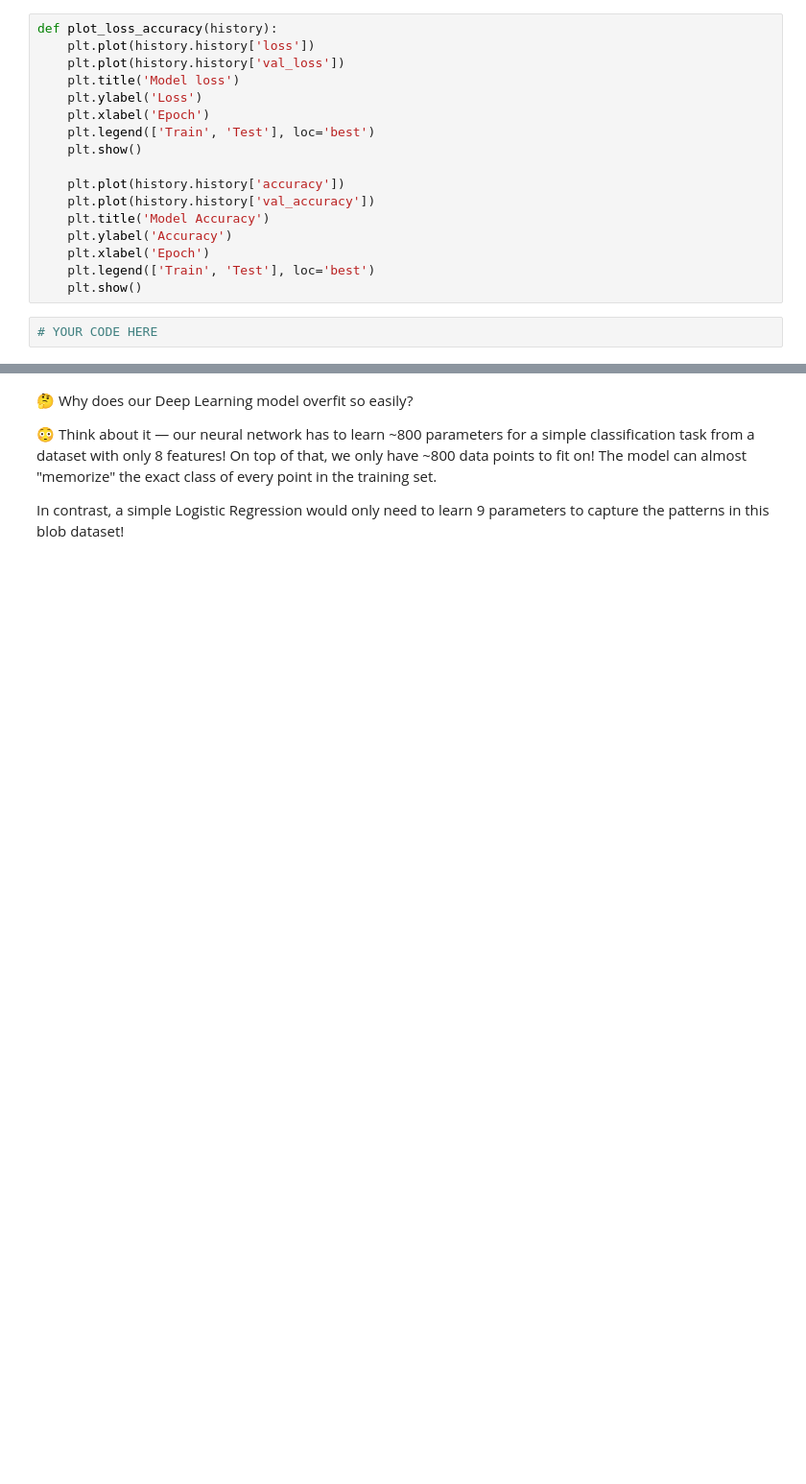
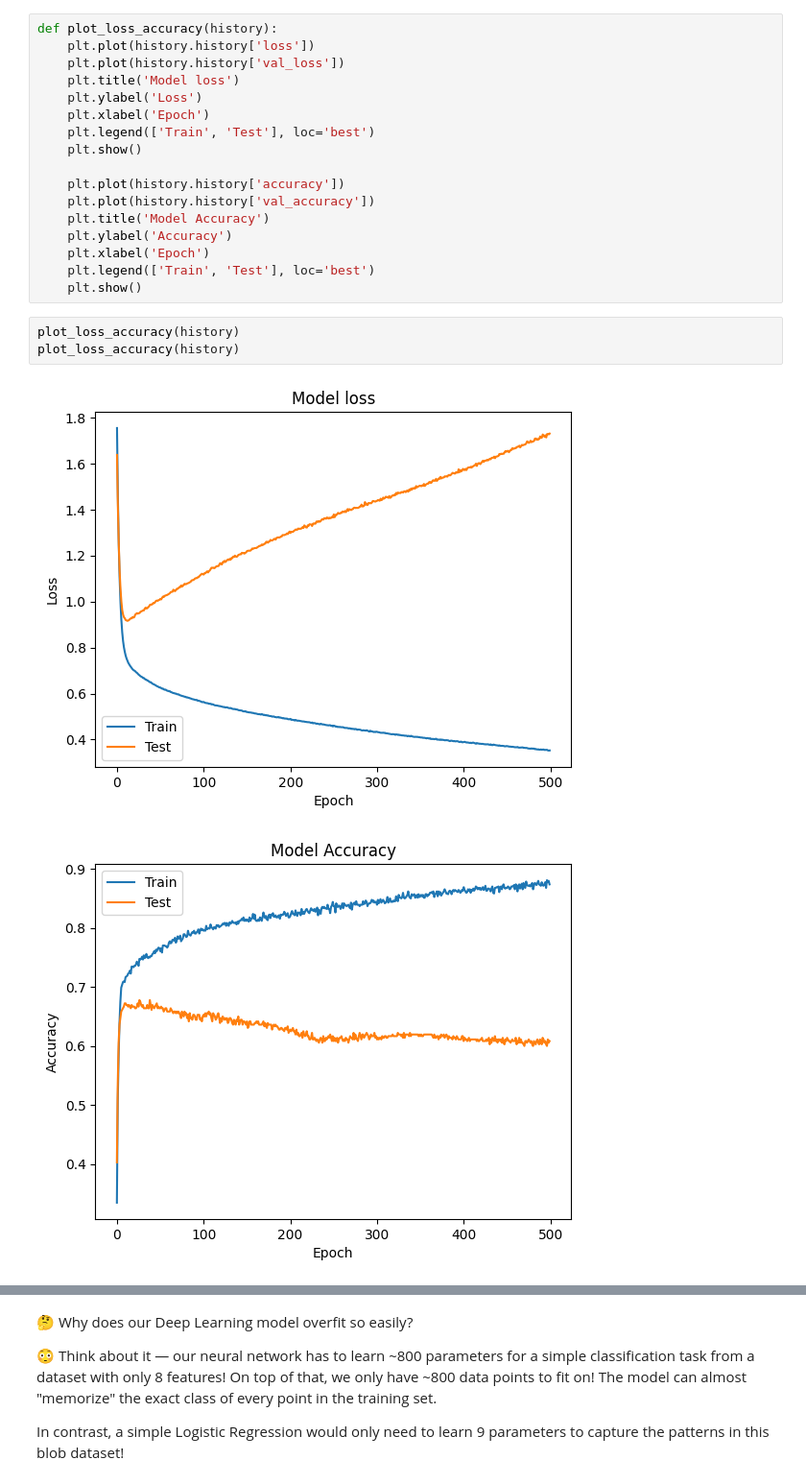
Before and after one commit to itsyeren/data-multiclass-classification, a Jupyter notebook: multiclass_classification.ipynb, the cells around one changed output, grey strips where cells are left out. Shown at 96% size. Saved outputs shown, nothing was run; the diff lists cells and outputs as text; blank space fills up the shorter version.

```diff
--- a/multiclass_classification.ipynb
+++ b/multiclass_classification.ipynb
@@ -359,5 +402,9 @@ def plot_loss_accuracy(history):
     plt.xlabel('Epoch')
     plt.legend(['Train', 'Test'], loc='best')
     plt.show()
-# %%
-# YOUR CODE HERE
+# %%
+plot_loss_accuracy(history)
+plot_loss_accuracy(history)
+# %% [output]
+[figure, added]
+[figure, added]
```
Also changed, not shown: parts of 8 cells of this notebook.
